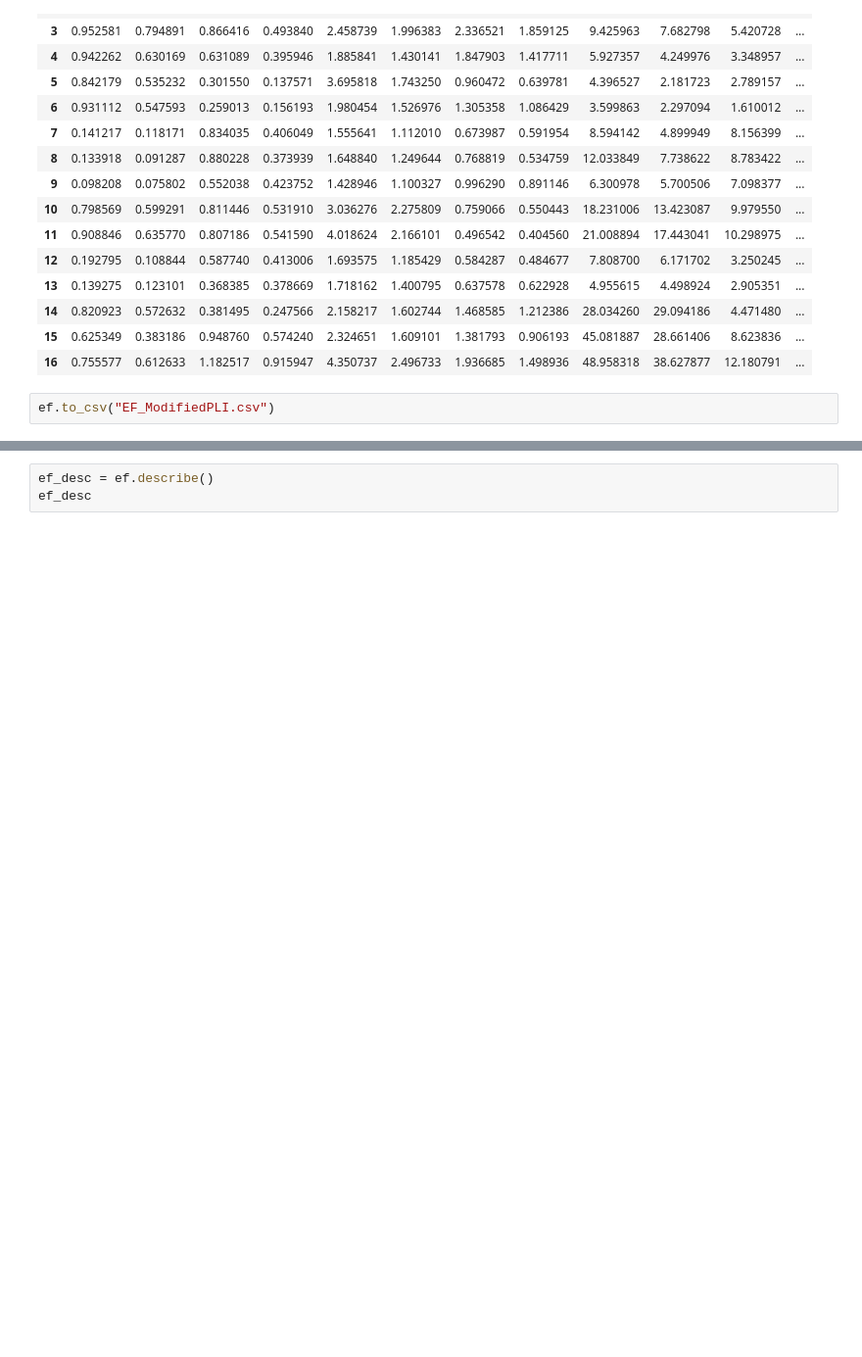
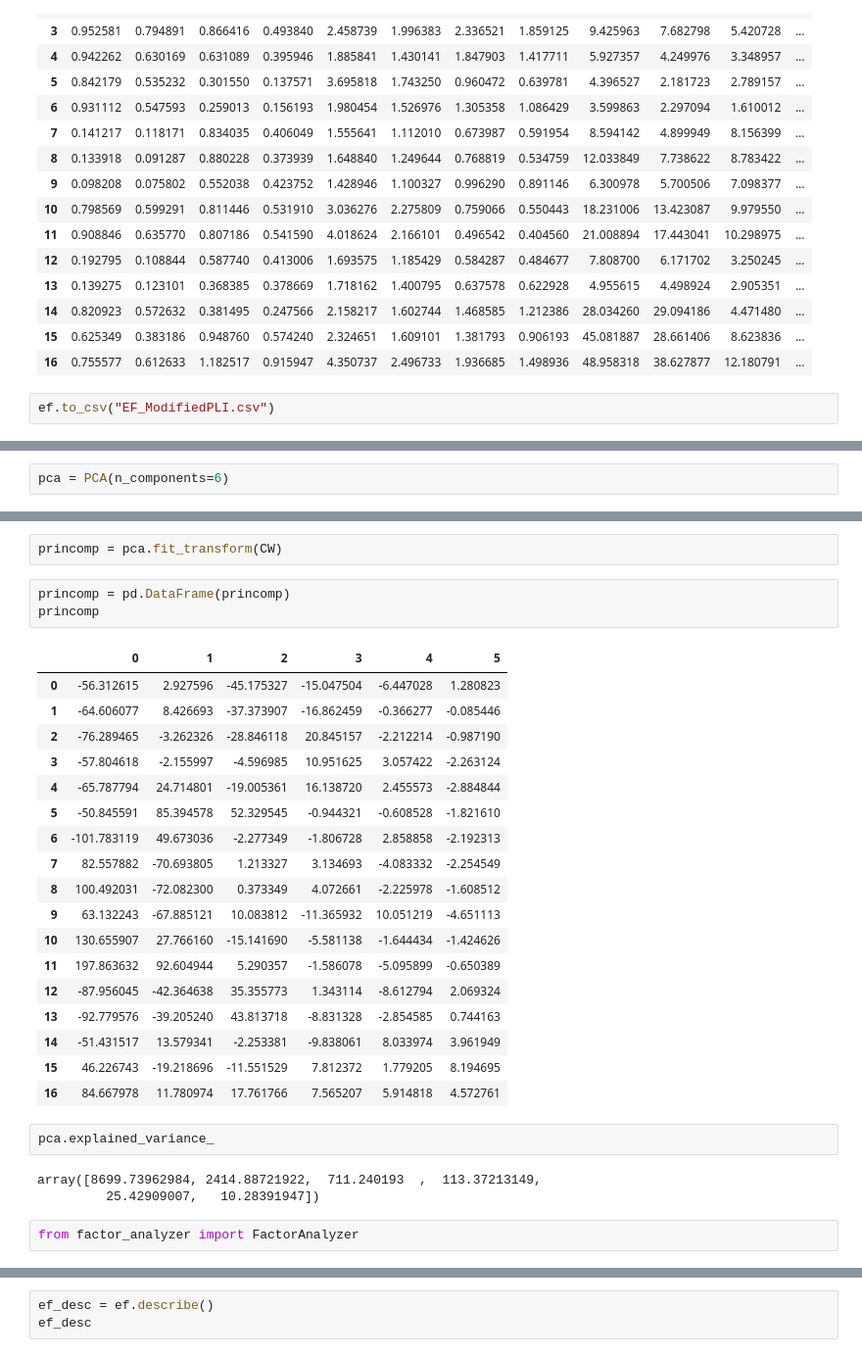
Before and after one commit to rakibhhridoy/OnGoingStudy, a Jupyter notebook: Five_Rivers/Python/sample.ipynb, the cells around one changed output, grey strips where cells are left out. Shown at 98% size. Saved outputs shown, nothing was run; the diff lists cells and outputs as text; blank space fills up the shorter version.

```diff
--- a/Five_Rivers/Python/sample.ipynb
+++ b/Five_Rivers/Python/sample.ipynb
@@ -1579,0 +1681,2 @@ Name: Cr, dtype: float64
+# %%
+pca = PCA(n_components=6)
@@ -1579,0 +1705,31 @@ Name: Cr, dtype: float64
+# %%
+princomp = pca.fit_transform(CW)
+# %%
+princomp = pd.DataFrame(princomp)
+princomp
+# %% [output]
+|  | 0 | 1 | 2 | 3 | 4 | 5 |
+| 0 | -56.312615 | 2.927596 | -45.175327 | -15.047504 | -6.447028 | 1.280823 |
+| 1 | -64.606077 | 8.426693 | -37.373907 | -16.862459 | -0.366277 | -0.085446 |
+| 2 | -76.289465 | -3.262326 | -28.846118 | 20.845157 | -2.212214 | -0.987190 |
+| 3 | -57.804618 | -2.155997 | -4.596985 | 10.951625 | 3.057422 | -2.263124 |
+| 4 | -65.787794 | 24.714801 | -19.005361 | 16.138720 | 2.455573 | -2.884844 |
+| 5 | -50.845591 | 85.394578 | 52.329545 | -0.944321 | -0.608528 | -1.821610 |
+| 6 | -101.783119 | 49.673036 | -2.277349 | -1.806728 | 2.858858 | -2.192313 |
+| 7 | 82.557882 | -70.693805 | 1.213327 | 3.134693 | -4.083332 | -2.254549 |
+| 8 | 100.492031 | -72.082300 | 0.373349 | 4.072661 | -2.225978 | -1.608512 |
+| 9 | 63.132243 | -67.885121 | 10.083812 | -11.365932 | 10.051219 | -4.651113 |
+| 10 | 130.655907 | 27.766160 | -15.141690 | -5.581138 | -1.644434 | -1.424626 |
+| 11 | 197.863632 | 92.604944 | 5.290357 | -1.586078 | -5.095899 | -0.650389 |
+| 12 | -87.956045 | -42.364638 | 35.355773 | 1.343114 | -8.612794 | 2.069324 |
+| 13 | -92.779576 | -39.205240 | 43.813718 | -8.831328 | -2.854585 | 0.744163 |
+| 14 | -51.431517 | 13.579341 | -2.253381 | -9.838061 | 8.033974 | 3.961949 |
+| 15 | 46.226743 | -19.218696 | -11.551529 | 7.812372 | 1.779205 | 8.194695 |
+| 16 | 84.667978 | 11.780974 | 17.761766 | 7.565207 | 5.914818 | 4.572761 |
+# %%
+pca.explained_variance_
+# %% [output]
+array([8699.73962984, 2414.88721922,  711.240193  ,  113.37213149,
+         25.42909007,   10.28391947])
+# %%
+from factor_analyzer import FactorAnalyzer
```
Also changed, not shown: parts of 64 cells of this notebook, 9 other files.
